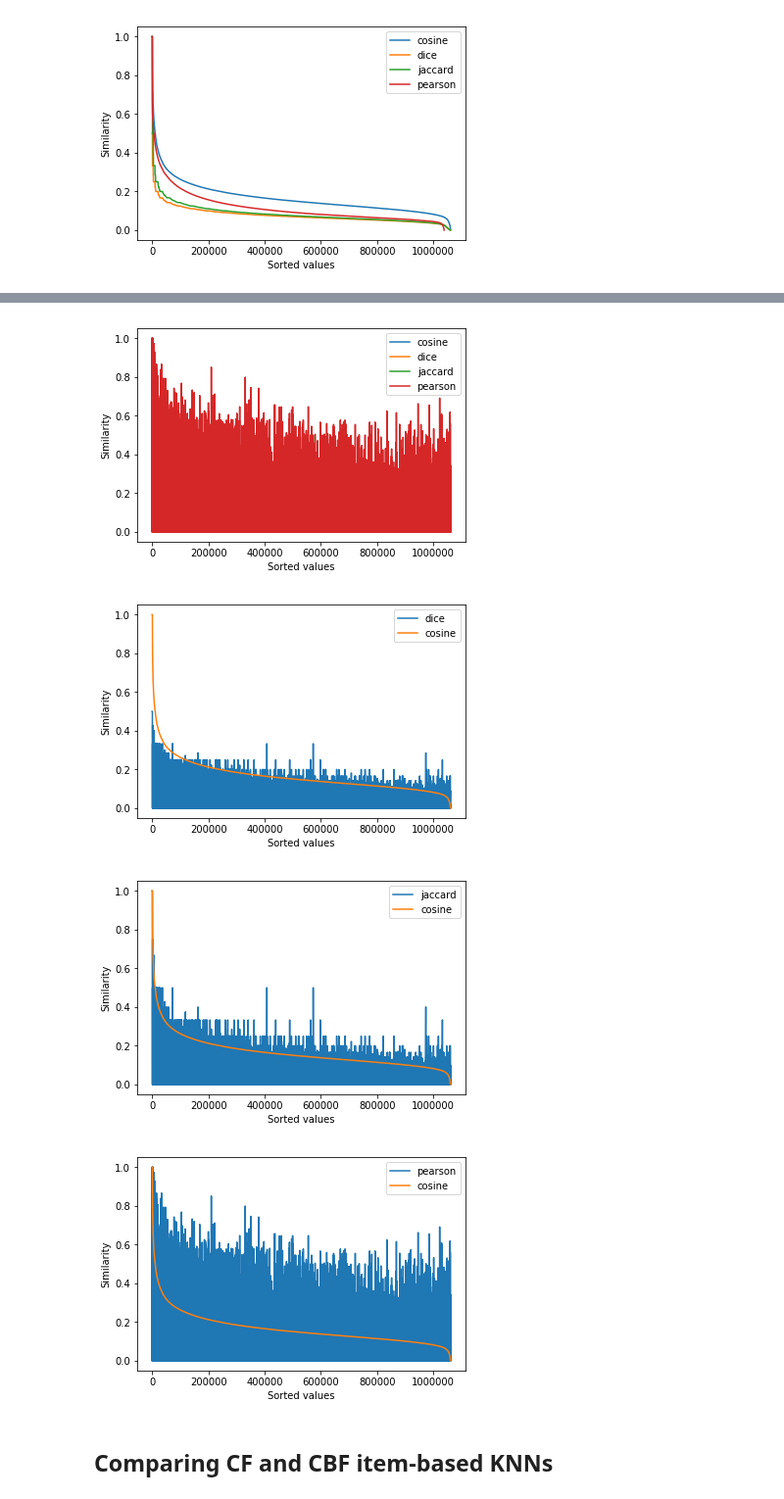
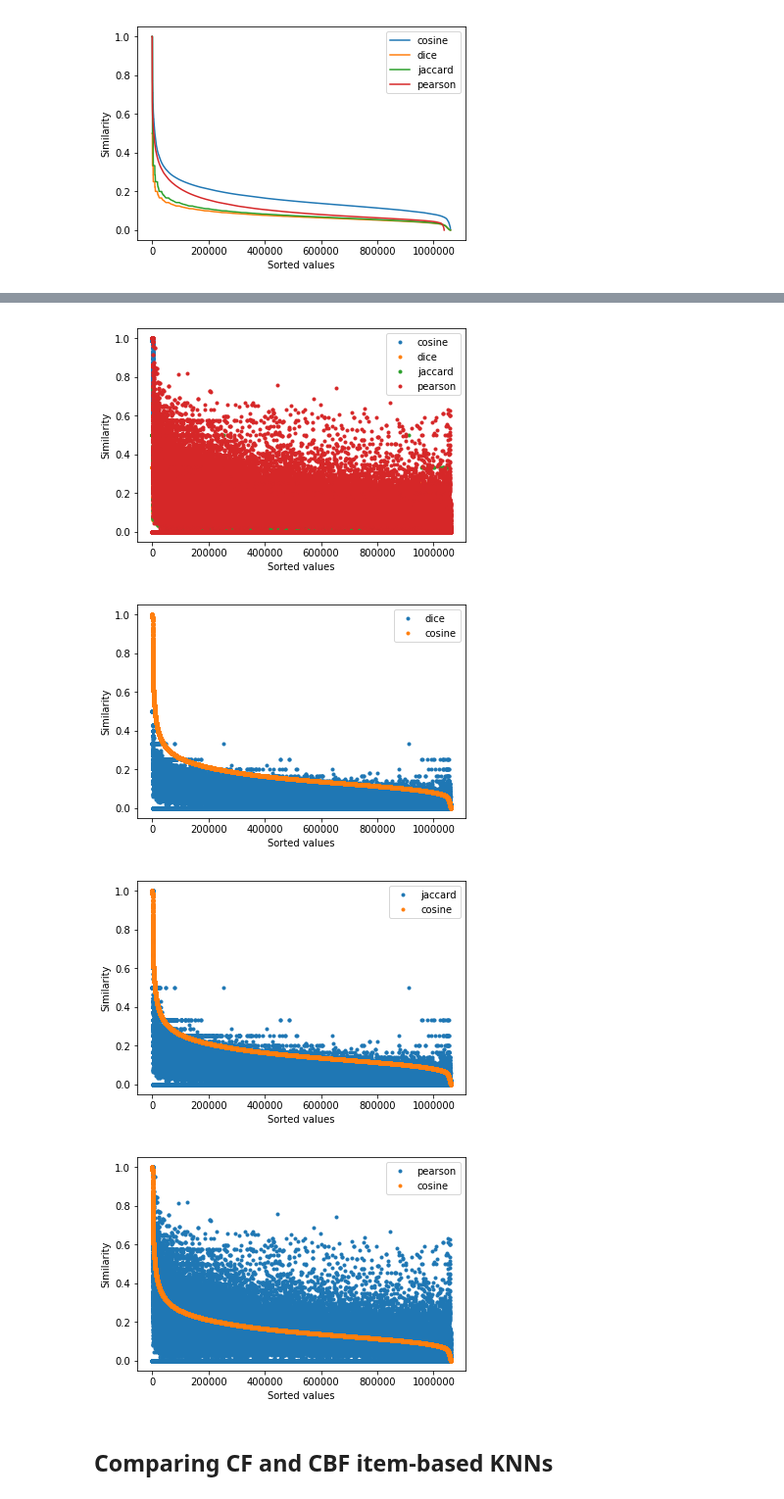
Before and after one commit to MaurizioFD/RecSys_Course_AT_PoliMi, a Jupyter notebook: Practice 3bis - Collaborative Filtering.ipynb, the cells around one changed output, grey strips where cells are left out. Shown at 98% size. Saved outputs shown, nothing was run; the diff lists cells and outputs as text; code cells hidden in the pictures.

```diff
--- a/Practice 3bis - Collaborative Filtering.ipynb
+++ b/Practice 3bis - Collaborative Filtering.ipynb
@@ -453,7 +454,10 @@ for similarity_heuristic in similarity_heuristic_list:
     # Sort similarities according to cosine
     similarity_values = np.array(W_sparse[W_cosine.nonzero()]).ravel()
 
-    pyplot.plot(similarity_values[cosine_sorted_coordinates], label=similarity_heuristic)
+    pyplot.plot(similarity_values[cosine_sorted_coordinates],
+                label=similarity_heuristic,
+                marker=".",
+                linestyle ="")
 
 
 pyplot.ylabel('Similarity')
@@ -461,7 +465,7 @@ pyplot.xlabel('Sorted values')
 pyplot.legend()
 pyplot.show()
 # %% [output]
-[figure, old version]
+[figure, new version]
 # %%
 for similarity_heuristic in ["dice", "cosine"]:
     W_sparse = similarity_dict[similarity_heuristic]
@@ -469,7 +473,10 @@ for similarity_heuristic in ["dice", "cosine"]:
     # Sort similarities according to cosine
     similarity_values = np.array(W_sparse[W_cosine.nonzero()]).ravel()
 
-    pyplot.plot(similarity_values[cosine_sorted_coordinates], label=similarity_heuristic)
+    pyplot.plot(similarity_values[cosine_sorted_coordinates],
+                label=similarity_heuristic,
+                marker=".",
+                linestyle ="")
 
 
 pyplot.ylabel('Similarity')
@@ -477,7 +484,7 @@ pyplot.xlabel('Sorted values')
 pyplot.legend()
 pyplot.show()
 # %% [output]
-[figure, old version]
+[figure, new version]
 # %%
 for similarity_heuristic in ["jaccard", "cosine"]:
     W_sparse = similarity_dict[similarity_heuristic]
@@ -485,7 +492,10 @@ for similarity_heuristic in ["jaccard", "cosine"]:
     # Sort similarities according to cosine
     similarity_values = np.array(W_sparse[W_cosine.nonzero()]).ravel()
 
-    pyplot.plot(similarity_values[cosine_sorted_coordinates], label=similarity_heuristic)
+    pyplot.plot(similarity_values[cosine_sorted_coordinates],
+                label=similarity_heuristic,
+                marker=".",
+                linestyle ="")
 
 
 pyplot.ylabel('Similarity')
@@ -493,23 +503,26 @@ pyplot.xlabel('Sorted values')
 pyplot.legend()
 pyplot.show()
 # %% [output]
-[figure, old version]
+[figure, new version]
 # %%
 for similarity_heuristic in ["pearson", "cosine"]:
     W_sparse = similarity_dict[similarity_heuristic]
 
     # Sort similarities according to cosine
     similarity_values = np.array(W_sparse[W_cosine.nonzero()]).ravel()
 
-    pyplot.plot(similarity_values[cosine_sorted_coordinates], label=similarity_heuristic)
+    pyplot.plot(similarity_values[cosine_sorted_coordinates],
+                label=similarity_heuristic,
+                marker=".",
+                linestyle ="")
 
 
 pyplot.ylabel('Similarity')
 pyplot.xlabel('Sorted values')
 pyplot.legend()
 pyplot.show()
 # %% [output]
-[figure, old version]
+[figure, new version]
 # %% [markdown]
 ## Comparing CF and CBF item-based KNNs
 # %%
```
Also changed, not shown: parts of 23 cells of this notebook.
